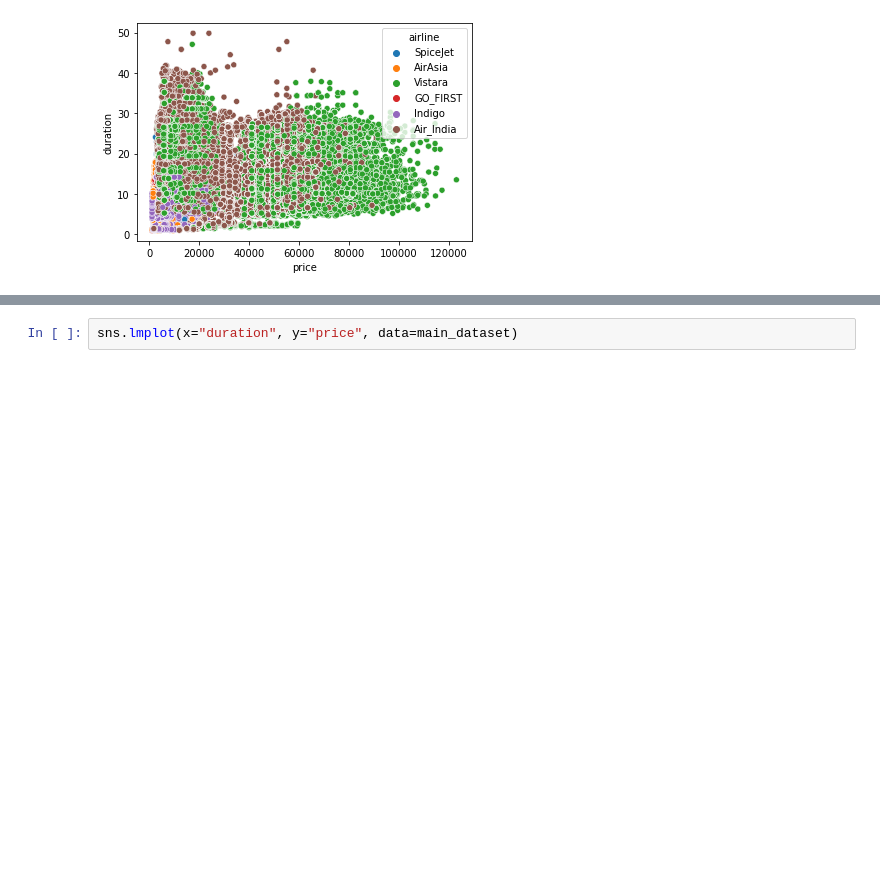
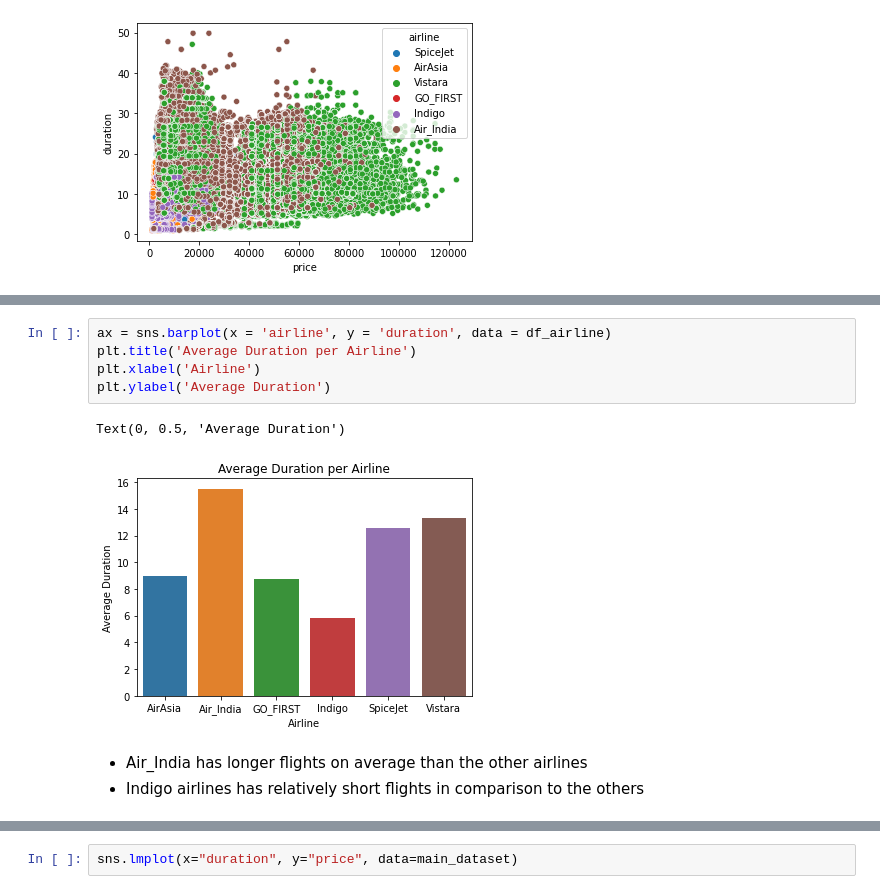
Before and after one commit to COGS118A/Group024-Sp22, a Jupyter notebook: 118A_1_DataCleaning_PrelimEDA.ipynb, the cells around one changed output, grey strips where cells are left out. Drawn from its saved outputs; the diff is of its cells as text; blank space fills up the shorter version.

```diff
--- a/118A_1_DataCleaning_PrelimEDA.ipynb
+++ b/118A_1_DataCleaning_PrelimEDA.ipynb
@@ -243,0 +232,11 @@ Text(0, 0.5, 'Average Duration')
+# %%
+ax = sns.barplot(x = 'airline', y = 'duration', data = df_airline)
+plt.title('Average Duration per Airline')
+plt.xlabel('Airline')
+plt.ylabel('Average Duration')
+# %% [output]
+Text(0, 0.5, 'Average Duration')
+[figure, added]
+# %% [markdown]
+- Air_India has longer flights on average than the other airlines
+- Indigo airlines has relatively short flights in comparison to the others
```
Also changed, not shown: parts of 20 cells of this notebook.
